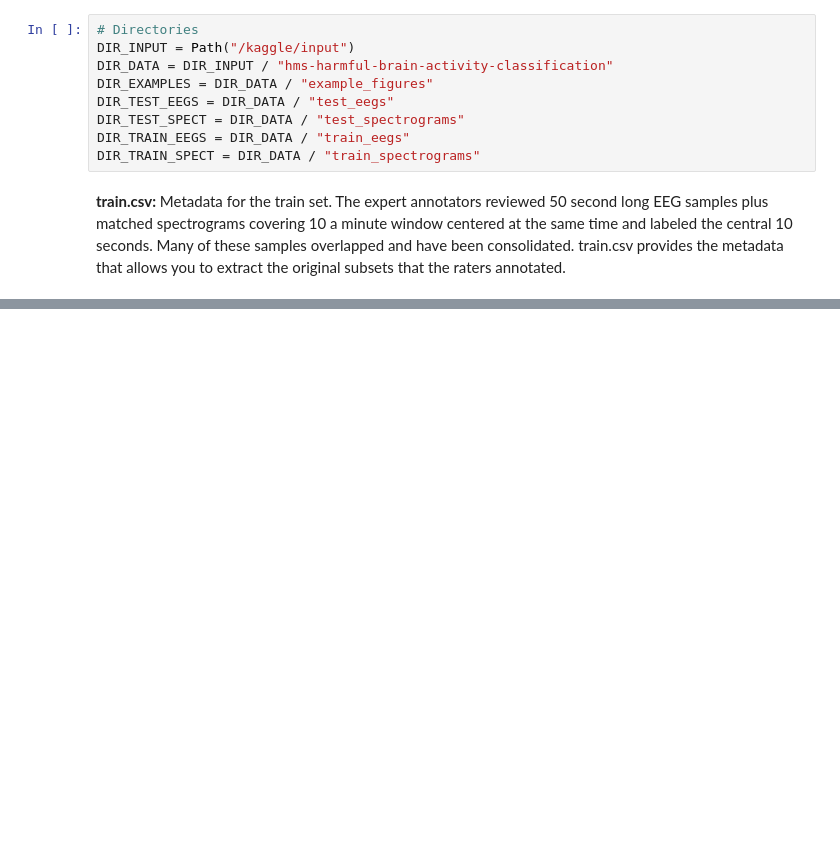
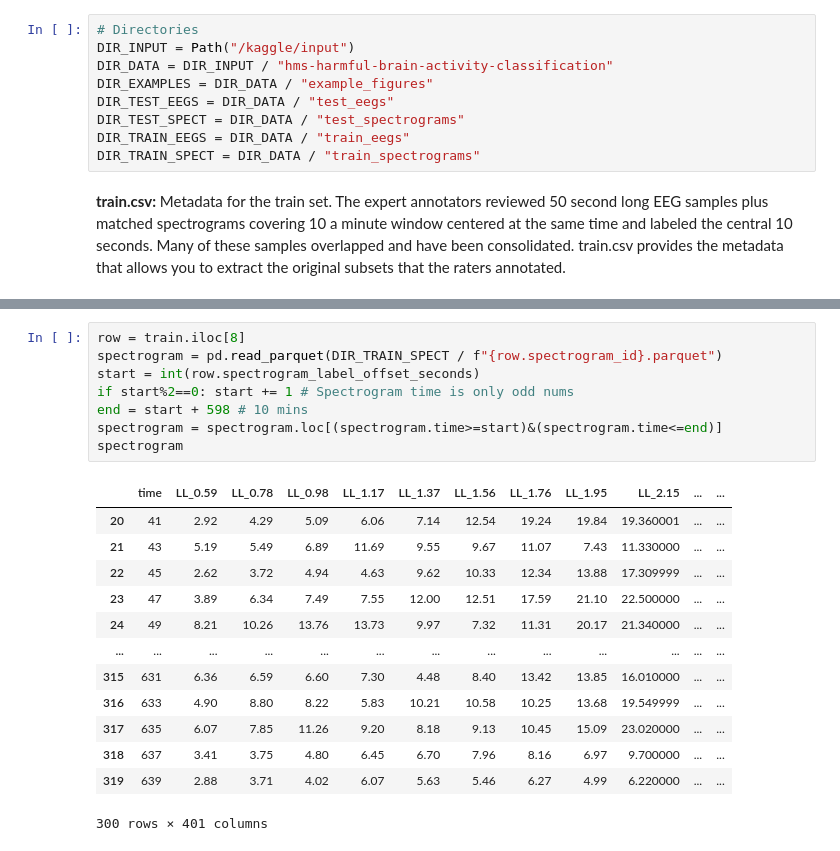
Before and after one commit to steimel60/Kaggle, a Jupyter notebook: classifier-brain-activity.ipynb, the cells around one changed output, grey strips where cells are left out. Drawn from its saved outputs; the diff is of its cells as text; blank space fills up the shorter version.

```diff
--- a/classifier-brain-activity.ipynb
+++ b/classifier-brain-activity.ipynb
@@ -37,0 +76,22 @@ def get_eeg_spect_match():
+# %%
+row = train.iloc[8]
+spectrogram = pd.read_parquet(DIR_TRAIN_SPECT / f"{row.spectrogram_id}.parquet")
+start = int(row.spectrogram_label_offset_seconds)
+if start%2==0: start += 1 # Spectrogram time is only odd nums
+end = start + 598 # 10 mins
+spectrogram = spectrogram.loc[(spectrogram.time>=start)&(spectrogram.time<=end)]
+spectrogram
+# %% [output]
+|  | time | LL_0.59 | LL_0.78 | LL_0.98 | LL_1.17 | LL_1.37 | LL_1.56 | LL_1.76 | LL_1.95 | LL_2.15 | ... | ... |
+| 20 | 41 | 2.92 | 4.29 | 5.09 | 6.06 | 7.14 | 12.54 | 19.24 | 19.84 | 19.360001 | ... | ... |
+| 21 | 43 | 5.19 | 5.49 | 6.89 | 11.69 | 9.55 | 9.67 | 11.07 | 7.43 | 11.330000 | ... | ... |
+| 22 | 45 | 2.62 | 3.72 | 4.94 | 4.63 | 9.62 | 10.33 | 12.34 | 13.88 | 17.309999 | ... | ... |
+| 23 | 47 | 3.89 | 6.34 | 7.49 | 7.55 | 12.00 | 12.51 | 17.59 | 21.10 | 22.500000 | ... | ... |
+| 24 | 49 | 8.21 | 10.26 | 13.76 | 13.73 | 9.97 | 7.32 | 11.31 | 20.17 | 21.340000 | ... | ... |
+| ... | ... | ... | ... | ... | ... | ... | ... | ... | ... | ... | ... | ... |
+| 315 | 631 | 6.36 | 6.59 | 6.60 | 7.30 | 4.48 | 8.40 | 13.42 | 13.85 | 16.010000 | ... | ... |
+| 316 | 633 | 4.90 | 8.80 | 8.22 | 5.83 | 10.21 | 10.58 | 10.25 | 13.68 | 19.549999 | ... | ... |
+| 317 | 635 | 6.07 | 7.85 | 11.26 | 9.20 | 8.18 | 9.13 | 10.45 | 15.09 | 23.020000 | ... | ... |
+| 318 | 637 | 3.41 | 3.75 | 4.80 | 6.45 | 6.70 | 7.96 | 8.16 | 6.97 | 9.700000 | ... | ... |
+| 319 | 639 | 2.88 | 3.71 | 4.02 | 6.07 | 5.63 | 5.46 | 6.27 | 4.99 | 6.220000 | ... | ... |
+300 rows × 401 columns
```
Also changed, not shown: parts of 5 cells of this notebook.
